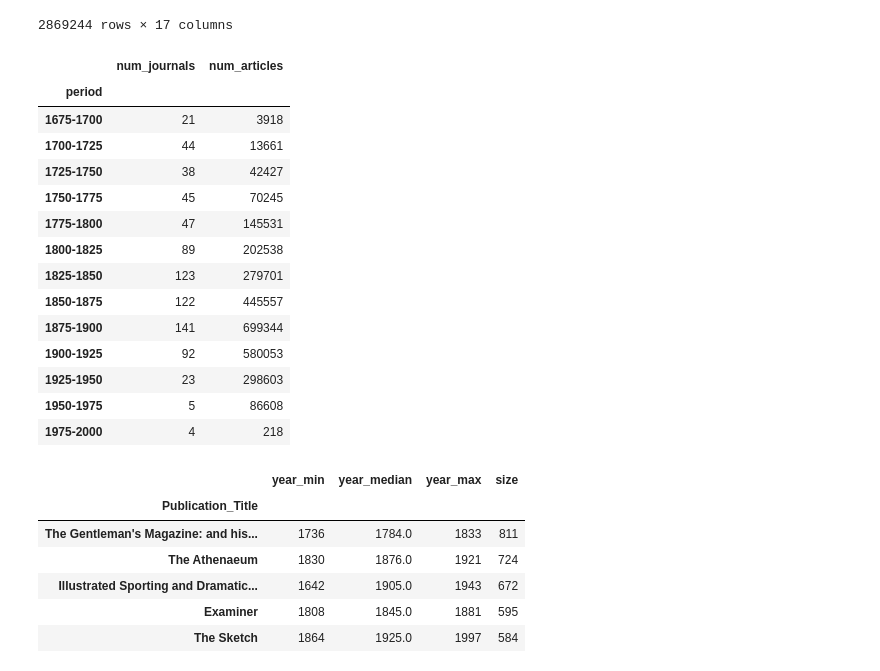
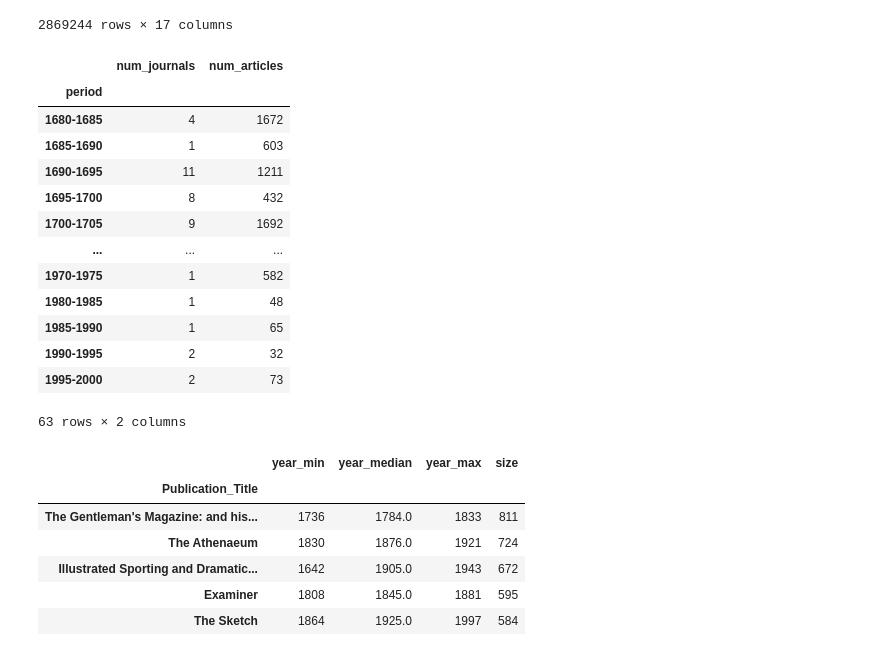
Before and after one commit to quadrismegistus/koselleck, a Jupyter notebook: koselleck/corpora.ipynb, the cells around one changed output. Drawn from its saved outputs; the diff is of its cells as text; code cells hidden in the pictures.

```diff
--- a/koselleck/corpora.ipynb
+++ b/koselleck/corpora.ipynb
@@ -3,3 +3,4 @@
 # %%
 from ipynb.fs.full.koselleck import *
 # pd.options.display.latex.repr=True
+ybin=5
@@ -166,26 +125,25 @@ dfmeta_orig
 # %%
 idf=dfmeta_orig.query('1670<=year<2000')
 idf['num_journals']=idf['Publication_PublicationID']
 idf['num_articles']=idf['RecordID']
-idf['period']=idf.year.apply(lambda y: periodize(y,25))
+idf['period']=idf.year.apply(lambda y: periodize(y,ybin))
 orig_stats=idf[['period','num_journals','num_articles']].groupby('period').nunique()#.iloc[1:]
 orig_stats
 # %% [output]
 |  | num_journals | num_articles |
 | period |  |  |
-| 1675-1700 | 21 | 3918 |
-| 1700-1725 | 44 | 13661 |
-| 1725-1750 | 38 | 42427 |
-| 1750-1775 | 45 | 70245 |
-| 1775-1800 | 47 | 145531 |
-| 1800-1825 | 89 | 202538 |
-| 1825-1850 | 123 | 279701 |
-| 1850-1875 | 122 | 445557 |
-| 1875-1900 | 141 | 699344 |
-| 1900-1925 | 92 | 580053 |
-| 1925-1950 | 23 | 298603 |
-| 1950-1975 | 5 | 86608 |
-| 1975-2000 | 4 | 218 |
+| 1680-1685 | 4 | 1672 |
+| 1685-1690 | 1 | 603 |
+| 1690-1695 | 11 | 1211 |
+| 1695-1700 | 8 | 432 |
+| 1700-1705 | 9 | 1692 |
+| ... | ... | ... |
+| 1970-1975 | 1 | 582 |
+| 1980-1985 | 1 | 48 |
+| 1985-1990 | 1 | 65 |
+| 1990-1995 | 2 | 32 |
+| 1995-2000 | 2 | 73 |
+63 rows × 2 columns
 # %%
 # C.meta.query('1710<year<1720').Publication_Title.value_counts()
 meta=C.meta.query('1600<=year<2100')
```
Also changed, not shown: parts of 18 cells of this notebook, 13 other files.
